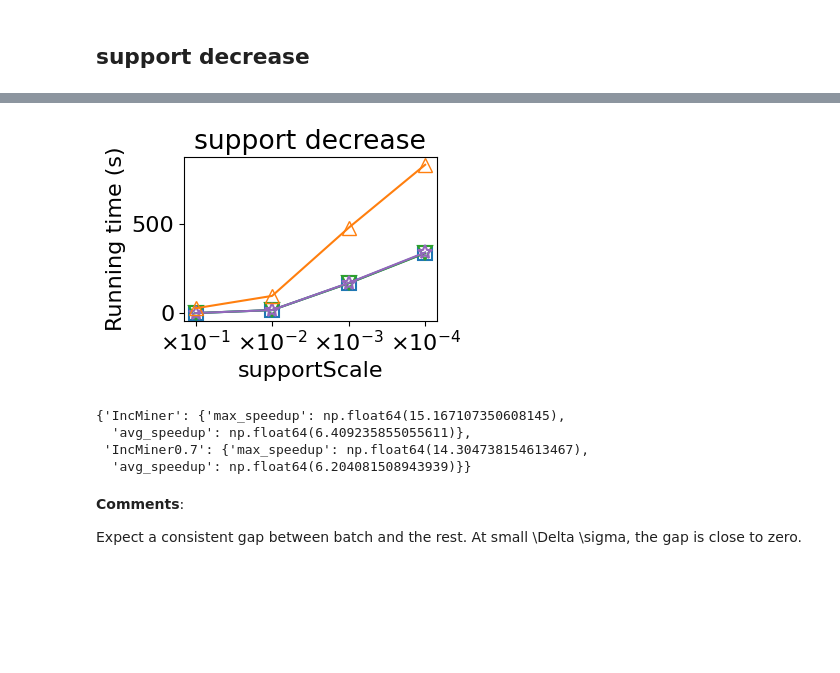
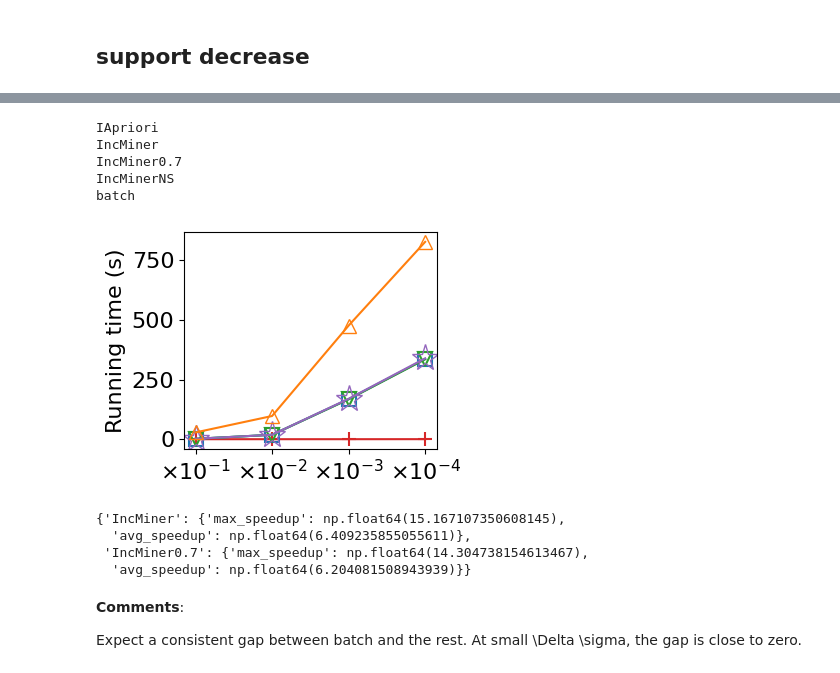
Before and after one commit to HaoxianChen/inc-miner-experiment-plots, a Jupyter notebook: plots.ipynb, the cells around one changed output, grey strips where cells are left out. Cells and saved outputs as stored; diff of their text form; code cells hidden in the pictures; blank space fills up the shorter version.

```diff
--- a/plots.ipynb
+++ b/plots.ipynb
@@ -508,0 +547,6 @@ as it stores no samples.
+# %%
+# df = pd.read_excel('results-vary-d-large-1-5.xlsx')
+df = pd.read_excel('results-1-9-vary-d-large-fix-support.xlsx')
+df = post_process(df)
+df['time-per-rule'] = df["time"] / df['decision tree REE number']
+df
@@ -515,8 +787,28 @@ dfs_varyn = pd.read_excel('results-vary-n.xlsx', sheet_name=None)
 print(dfs_varyn.keys())
 # %% [output]
 dict_keys(['vary n'])
+# %%
+key = 'vary n'
+df = dfs_varyn[key]
+df_iapriori = dfs_iapriori['vary n']
+
+
+# 1. Update the 'Baseline' column in df_iapriori to 'iapriori'
+df_iapriori['Baseline'] = 'IApriori'
+
+# 2. Rename column 'gen rule time(s)' in df_iapriori to 'Mining time'
+df_iapriori.rename(columns={'gen rule time(s)': 'Mining time'}, inplace=True)
+
+
+# 3. Fill 'old support' and 'old confidence' in df_iapriori
+#    with the values from dfs[key] where 'Baseline' == 'batch'
+batch_rows = df[df['Baseline'] == 'batch']
+df_iapriori['old support'] = batch_rows['old support'].values
+df_iapriori['old confidence'] = batch_rows['old confidence'].values
+
+# Concatenate the updated df_iapriori with the main DataFrame
+df = pd.concat([df, df_iapriori], ignore_index=True)
 # %%
-df = dfs_varyn['vary n']
 df = post_process(df)
 df
 # %% [output]
@@ -619,10 +913,13 @@ groups = df.groupby('label')
 plt.figure()
 
 for label, group in groups:
+    print (label)
     X = group['supportScale']
+    # print (group['time'])
     plt.plot(range(len(X)), group['time'], label=label, marker=markerMap[label],color=colorMap[label],
                             markerfacecolor=markerStyleMap[label].get('markerfacecolor', 'auto'),
-                markeredgewidth=markerStyleMap[label].get('markeredgewidth', 1.0),)
+                markeredgewidth=markerStyleMap[label].get('markeredgewidth', 1.0),
+                markersize=markerStyleMap[label].get('markersize', 10))
 
 # Add plot labels and legend
 plt.ylabel('Running time (s)')  # Label for y-axis
@@ -686,42 +989,48 @@ groups = df.groupby('label')
 # Create a plot for each group
 plt.figure()  # Adjust the figure size if needed
 
 for label, group in groups:
+    print(label)
     X = group['supportScale']
     plt.plot(range(len(X)), group['time'], label=label, marker=markerMap[label],color=colorMap[label],
-                markerfacecolor=markerStyleMap[label].get('markerfacecolor', 'auto'),
-                markeredgewidth=markerStyleMap[label].get('markeredgewidth', 1.0),
+             markerfacecolor=markerStyleMap[label].get('markerfacecolor', 'auto'),
+             markeredgewidth=markerStyleMap[label].get('markeredgewidth', 1.0),
+             markersize=markerStyleMap[label].get('markersize', 10)
             )
 
 # Add plot labels and legend
 plt.ylabel('Running time (s)')  # Label for y-axis
 # plt.xscale("log")
 
 xtick_labels = [fr"$\times 10^{{{int(np.log10(value))}}}$" for value in X]
 plt.xticks(range(len(X)), xtick_labels)
 
 
-# if VERBOSE:
-if True:
+if VERBOSE:
     plt.xlabel('supportScale')  # Label for x-axis
     plt.title(tab)
     # plt.legend()
 
 outfile = "plots/exp1_inspection_decrease_supp.pdf"
 plt.tight_layout()
 plt.savefig(outfile, bbox_inches='tight')
 
 # Display the plot
 plt.show()
 
 # Compute speedup
 compute_speedup(df, 'batch', ['IncMiner', 'IncMiner0.7'])
 # %% [output]
+IApriori
+IncMiner
+IncMiner0.7
+IncMinerNS
+batch
-[figure, old version]
+[figure, new version]
-{'IncMiner': {'max_speedup': np.float64(15.167107350608145),
-  'avg_speedup': np.float64(6.409235855055611)},
- 'IncMiner0.7': {'max_speedup': np.float64(14.304738154613467),
-  'avg_speedup': np.float64(6.204081508943939)}}
+{'IncMiner': {'max_speedup': np.float64(15.167107350608145),
+  'avg_speedup': np.float64(6.409235855055611)},
+ 'IncMiner0.7': {'max_speedup': np.float64(14.304738154613467),
+  'avg_speedup': np.float64(6.204081508943939)}}
 # %% [markdown]
 **Comments**:
 
```
Also changed, not shown: parts of 53 cells of this notebook, 12 other files.
